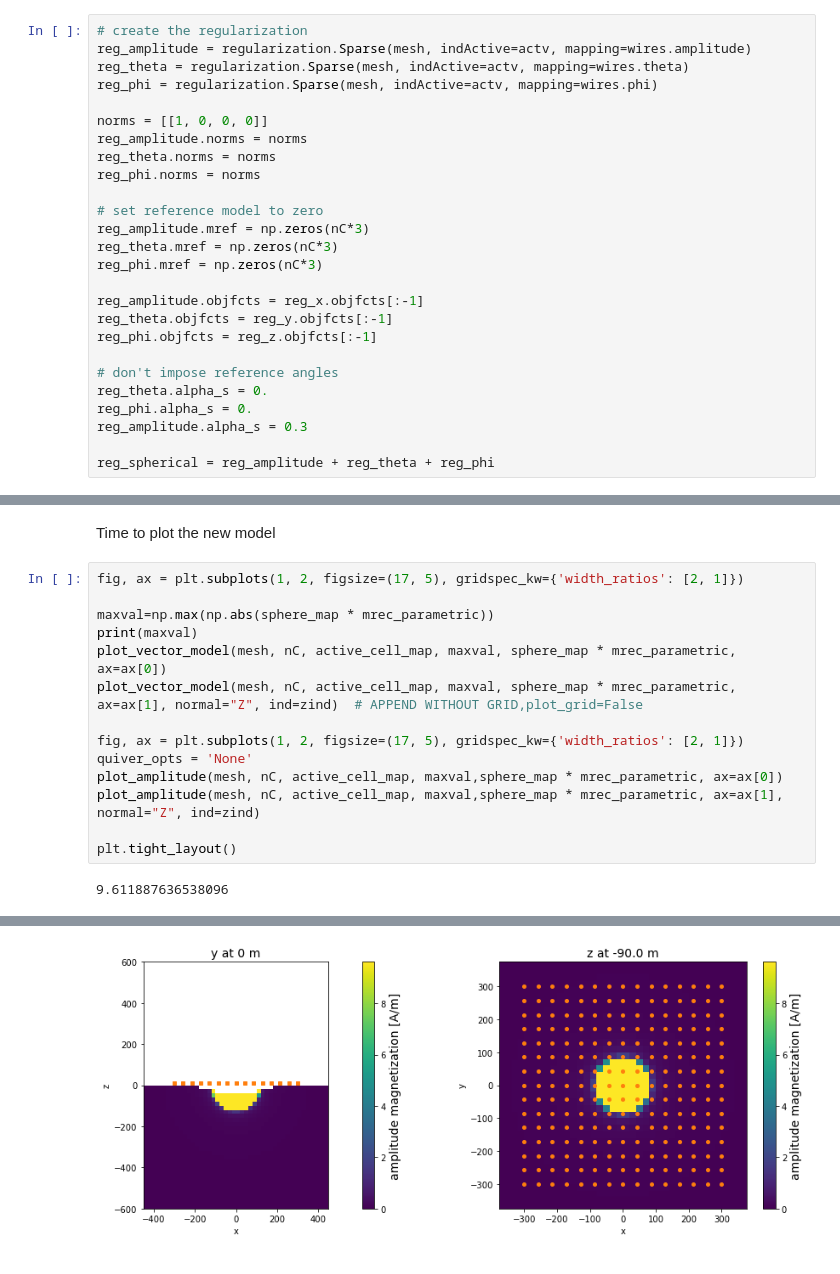
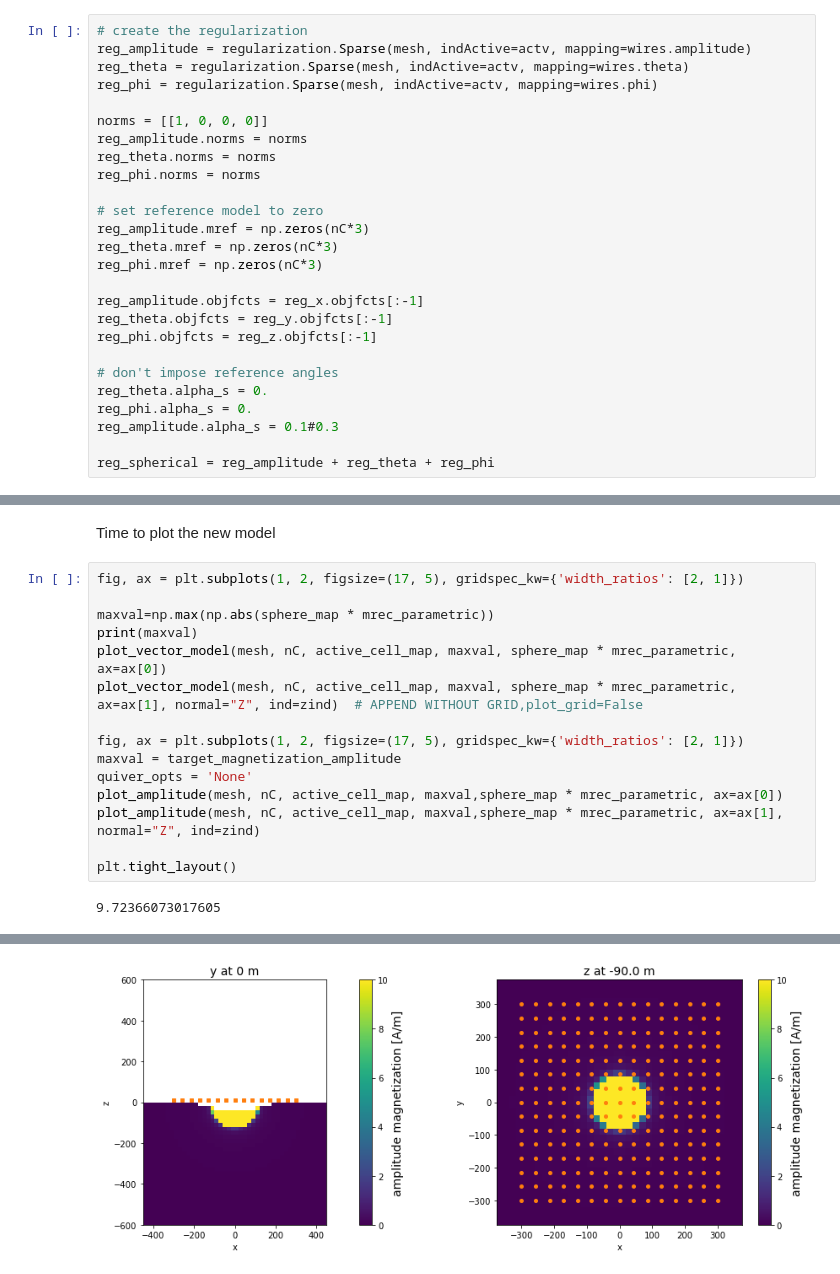
Before and after one commit to AnnaMittelholz/mars-mag-2021, a Jupyter notebook: mvi_CraterScenario.ipynb, the cells around one changed output, grey strips where cells are left out. Cells and saved outputs as stored; diff of their text form.

```diff
--- a/mvi_CraterScenario.ipynb
+++ b/mvi_CraterScenario.ipynb
@@ -540,7 +540,7 @@ reg_phi.objfcts = reg_z.objfcts[:-1]
 # don't impose reference angles
 reg_theta.alpha_s = 0.
 reg_phi.alpha_s = 0.
-reg_amplitude.alpha_s = 0.3
+reg_amplitude.alpha_s = 0.1#0.3
 
 reg_spherical = reg_amplitude + reg_theta + reg_phi
 # %%
@@ -815,18 +813,19 @@ Time to plot the new model
 # %%
 fig, ax = plt.subplots(1, 2, figsize=(17, 5), gridspec_kw={'width_ratios': [2, 1]})
 
 maxval=np.max(np.abs(sphere_map * mrec_parametric))
 print(maxval)
 plot_vector_model(mesh, nC, active_cell_map, maxval, sphere_map * mrec_parametric, ax=ax[0])
 plot_vector_model(mesh, nC, active_cell_map, maxval, sphere_map * mrec_parametric, ax=ax[1], normal="Z", ind=zind)  # APPEND WITHOUT GRID,plot_grid=False
 
 fig, ax = plt.subplots(1, 2, figsize=(17, 5), gridspec_kw={'width_ratios': [2, 1]})
+maxval = target_magnetization_amplitude
 quiver_opts = 'None'
 plot_amplitude(mesh, nC, active_cell_map, maxval,sphere_map * mrec_parametric, ax=ax[0])
 plot_amplitude(mesh, nC, active_cell_map, maxval,sphere_map * mrec_parametric, ax=ax[1], normal="Z", ind=zind)
 
 plt.tight_layout()
 # %% [output]
-9.611887636538096
+9.72366073017605
 [figure]
-[figure, old version]
+[figure, new version]
```
Also changed, not shown: parts of 12 cells of this notebook, 1 other file.
